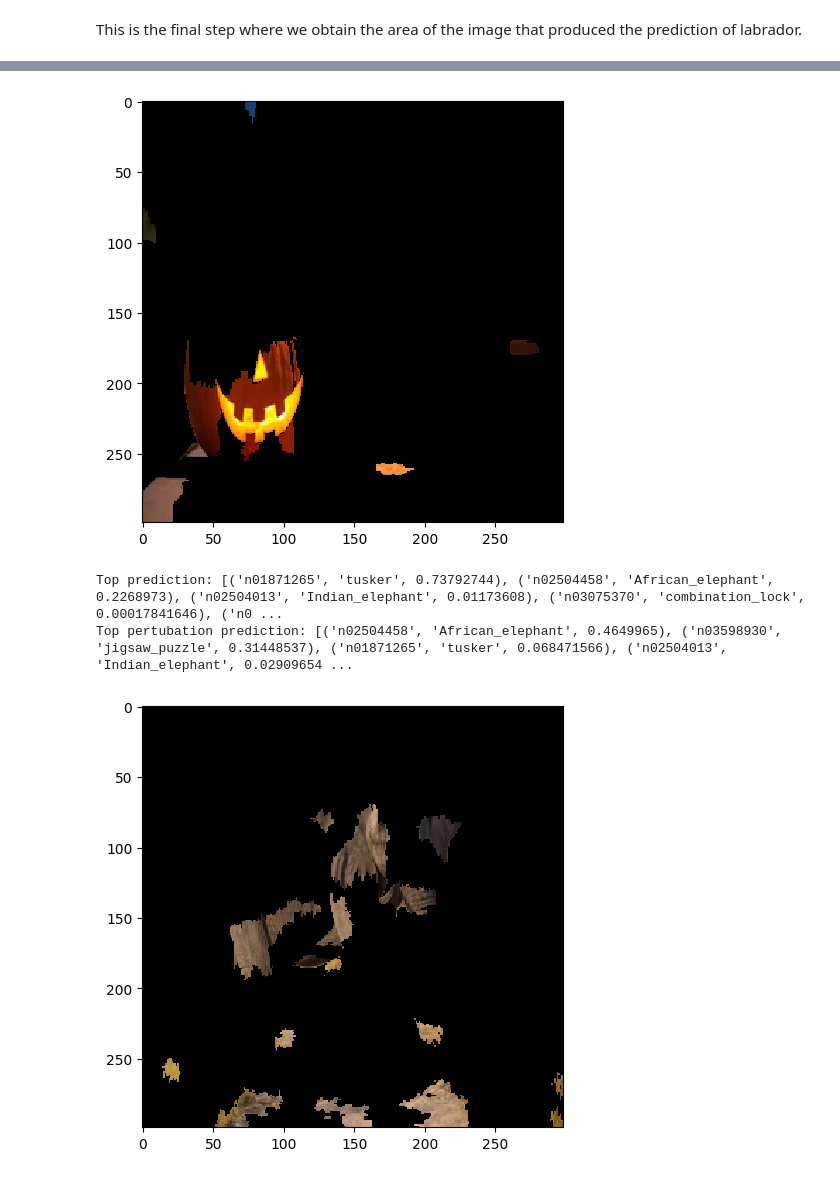
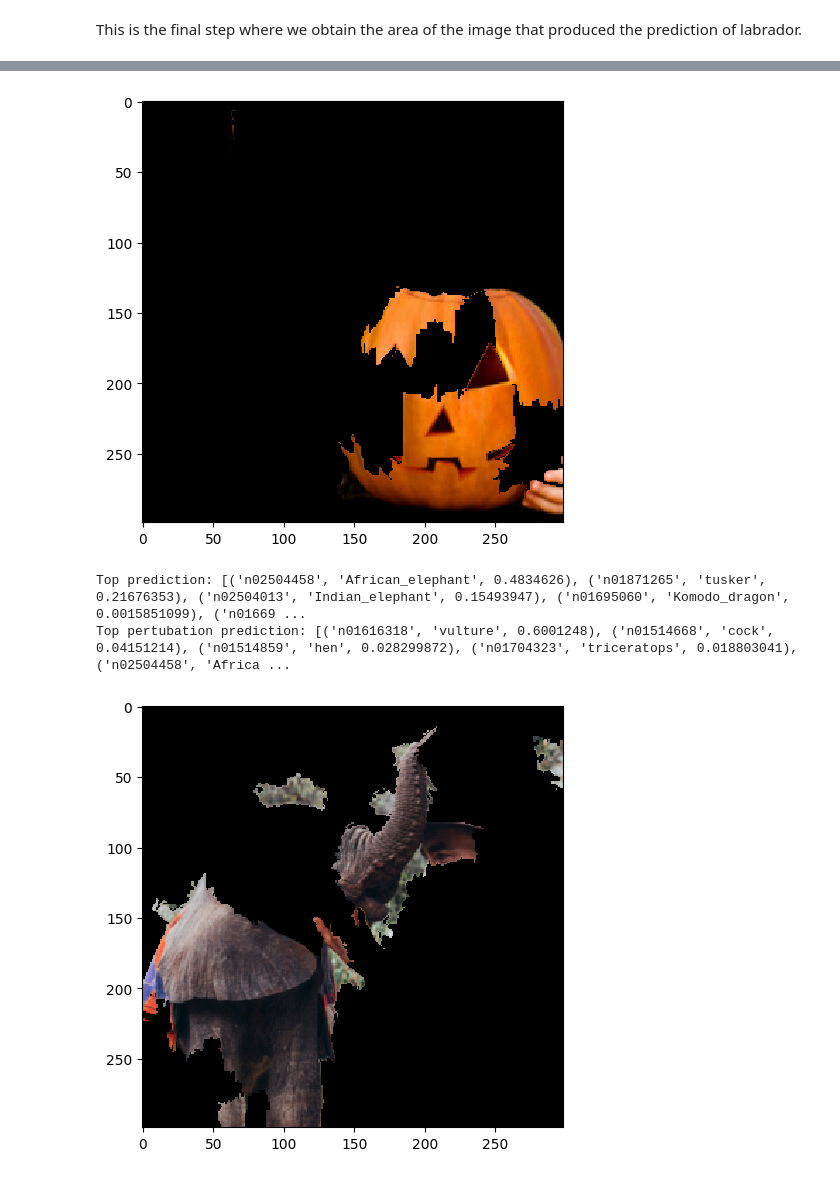
Before and after one commit to MaxHam/AML, a Jupyter notebook: Ex11.InterpretableML.with.LIME.ipynb, the cells around one changed output, grey strips where cells are left out. Cells and saved outputs as stored; diff of their text form; code cells hidden in the pictures.

```diff
--- a/Ex11.InterpretableML.with.LIME.ipynb
+++ b/Ex11.InterpretableML.with.LIME.ipynb
@@ -395,15 +395,15 @@ def get_lime_explanation(X, og_preds, predictions, perturbations, superpixels, w
     mask[top_features]= True #Activate top superpixels
     skimage.io.imshow(perturb_image(X/2+0.5,mask,superpixels))
 
-get_lime_explanation(lantern, original_lantern_preds, lantern_preds, lantern_perturbs, lantern_superpixels, lantern_weights, 5)
+get_lime_explanation(lantern, original_lantern_preds, lantern_preds, lantern_perturbs, lantern_superpixels, lantern_weights, 12)
 # %% [output]
-[figure, old version]
+[figure, new version]
 # %%
-get_lime_explanation(elephant, original_elephant_preds, elephant_preds, elephant_perturbs, elephant_superpixels, elephant_weights,5)
+get_lime_explanation(elephant, original_elephant_preds, elephant_preds, elephant_perturbs, elephant_superpixels, elephant_weights,12)
 
 print('Top prediction:',  decode_predictions(original_elephant_preds)[0])
-print('Top pertubation prediction:',  decode_predictions(elephant_preds[0])[0])
+print('Top pertubation prediction:',  decode_predictions(elephant_preds[4])[0])
 # %% [output]
-Top prediction: [('n01871265', 'tusker', 0.73792744), ('n02504458', 'African_elephant', 0.2268973), ('n02504013', 'Indian_elephant', 0.01173608), ('n03075370', 'combination_lock', 0.00017841646), ('n0 ...
-Top pertubation prediction: [('n02504458', 'African_elephant', 0.4649965), ('n03598930', 'jigsaw_puzzle', 0.31448537), ('n01871265', 'tusker', 0.068471566), ('n02504013', 'Indian_elephant', 0.02909654 ...
+Top prediction: [('n02504458', 'African_elephant', 0.4834626), ('n01871265', 'tusker', 0.21676353), ('n02504013', 'Indian_elephant', 0.15493947), ('n01695060', 'Komodo_dragon', 0.0015851099), ('n01669 ...
+Top pertubation prediction: [('n01616318', 'vulture', 0.6001248), ('n01514668', 'cock', 0.04151214), ('n01514859', 'hen', 0.028299872), ('n01704323', 'triceratops', 0.018803041), ('n02504458', 'Africa ...
-[figure, old version]
+[figure, new version]
```
Also changed, not shown: parts of 11 cells of this notebook, 6 other files.
